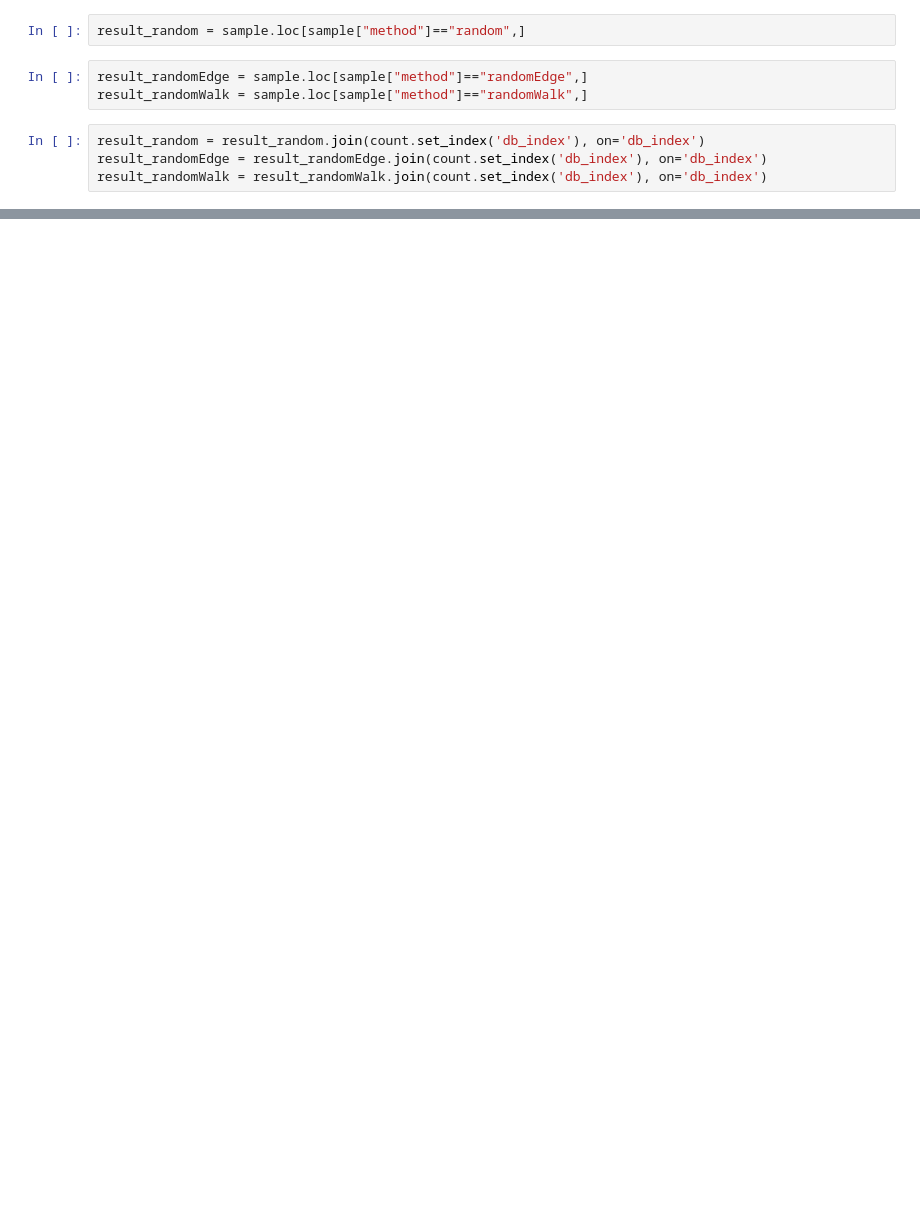
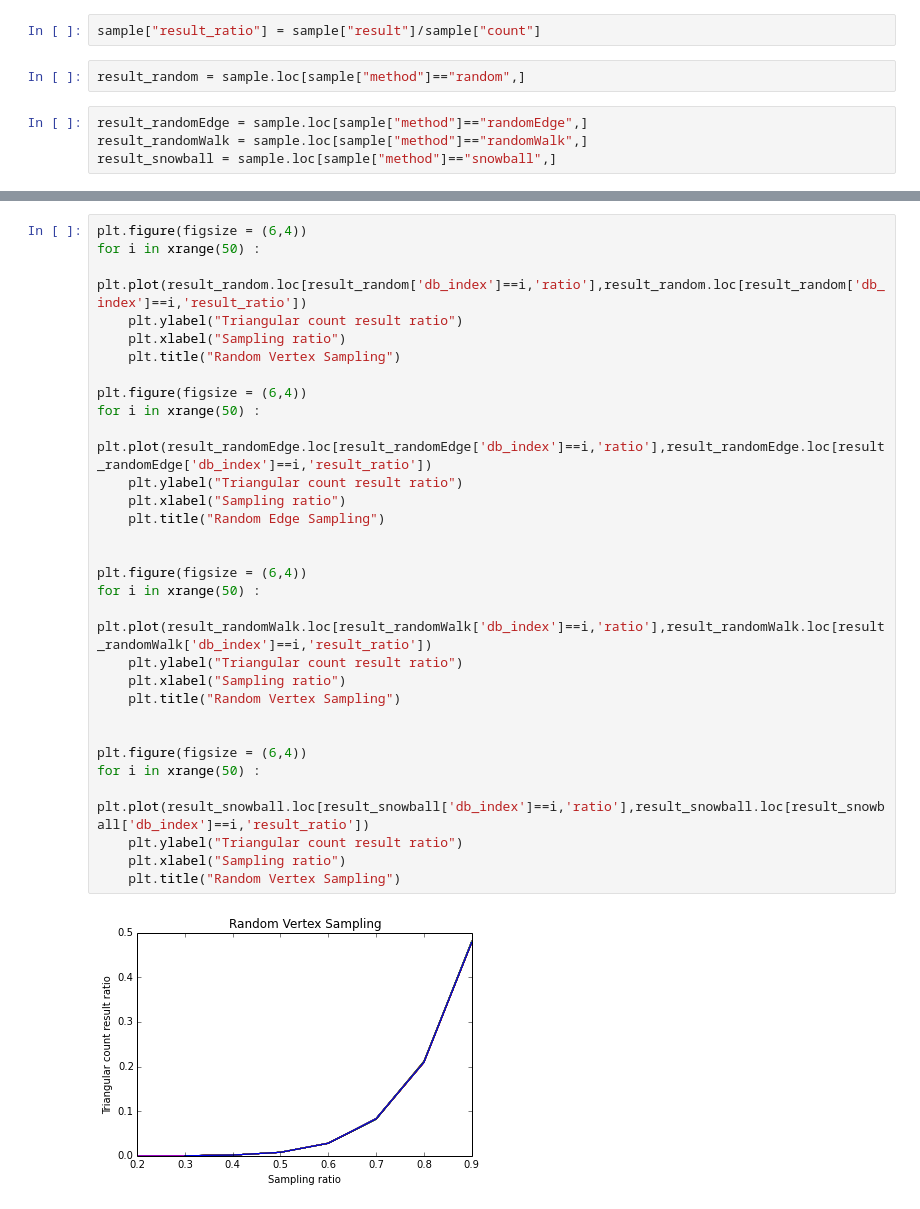
Before and after one commit to sujee0524/project, a Jupyter notebook: Graph.ipynb, the cells around one changed output, grey strips where cells are left out. Saved outputs shown, nothing was run; the diff lists cells and outputs as text; blank space fills up the shorter version.

```diff
--- a/Graph.ipynb
+++ b/Graph.ipynb
@@ -42,9 +89,8 @@ sample.head()
+# %%
+sample["result_ratio"] = sample["result"]/sample["count"]
 # %%
 result_random = sample.loc[sample["method"]=="random",]
 # %%
 result_randomEdge = sample.loc[sample["method"]=="randomEdge",]
 result_randomWalk = sample.loc[sample["method"]=="randomWalk",]
+result_snowball = sample.loc[sample["method"]=="snowball",]
-# %%
-result_random = result_random.join(count.set_index('db_index'), on='db_index')
-result_randomEdge = result_randomEdge.join(count.set_index('db_index'), on='db_index')
-result_randomWalk = result_randomWalk.join(count.set_index('db_index'), on='db_index')
@@ -50,0 +105,32 @@ result_randomWalk = result_randomWalk.join(count.set_index('db_index'), on='db_i
+# %%
+plt.figure(figsize = (6,4))
+for i in xrange(50) :
+    plt.plot(result_random.loc[result_random['db_index']==i,'ratio'],result_random.loc[result_random['db_index']==i,'result_ratio'])
+    plt.ylabel("Triangular count result ratio")
+    plt.xlabel("Sampling ratio")
+    plt.title("Random Vertex Sampling")
+
+plt.figure(figsize = (6,4))
+for i in xrange(50) :
+    plt.plot(result_randomEdge.loc[result_randomEdge['db_index']==i,'ratio'],result_randomEdge.loc[result_randomEdge['db_index']==i,'result_ratio'])
+    plt.ylabel("Triangular count result ratio")
+    plt.xlabel("Sampling ratio")
+    plt.title("Random Edge Sampling")
+
+
+plt.figure(figsize = (6,4))
+for i in xrange(50) :
+    plt.plot(result_randomWalk.loc[result_randomWalk['db_index']==i,'ratio'],result_randomWalk.loc[result_randomWalk['db_index']==i,'result_ratio'])
+    plt.ylabel("Triangular count result ratio")
+    plt.xlabel("Sampling ratio")
+    plt.title("Random Vertex Sampling")
+
+
+plt.figure(figsize = (6,4))
+for i in xrange(50) :
+    plt.plot(result_snowball.loc[result_snowball['db_index']==i,'ratio'],result_snowball.loc[result_snowball['db_index']==i,'result_ratio'])
+    plt.ylabel("Triangular count result ratio")
+    plt.xlabel("Sampling ratio")
+    plt.title("Random Vertex Sampling")
+# %% [output]
+[figure, added]
```
Also changed, not shown: parts of 35 cells of this notebook, 10 other files.
